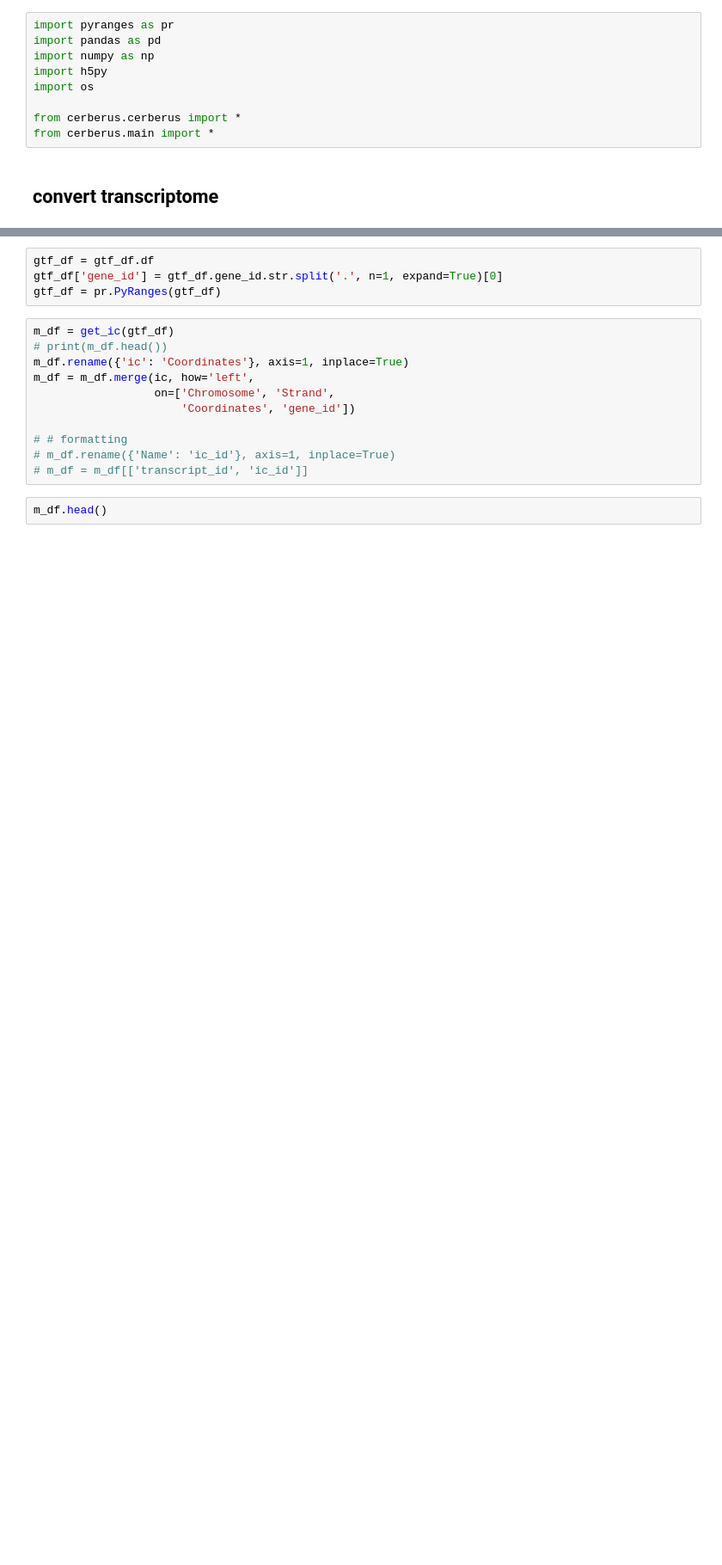
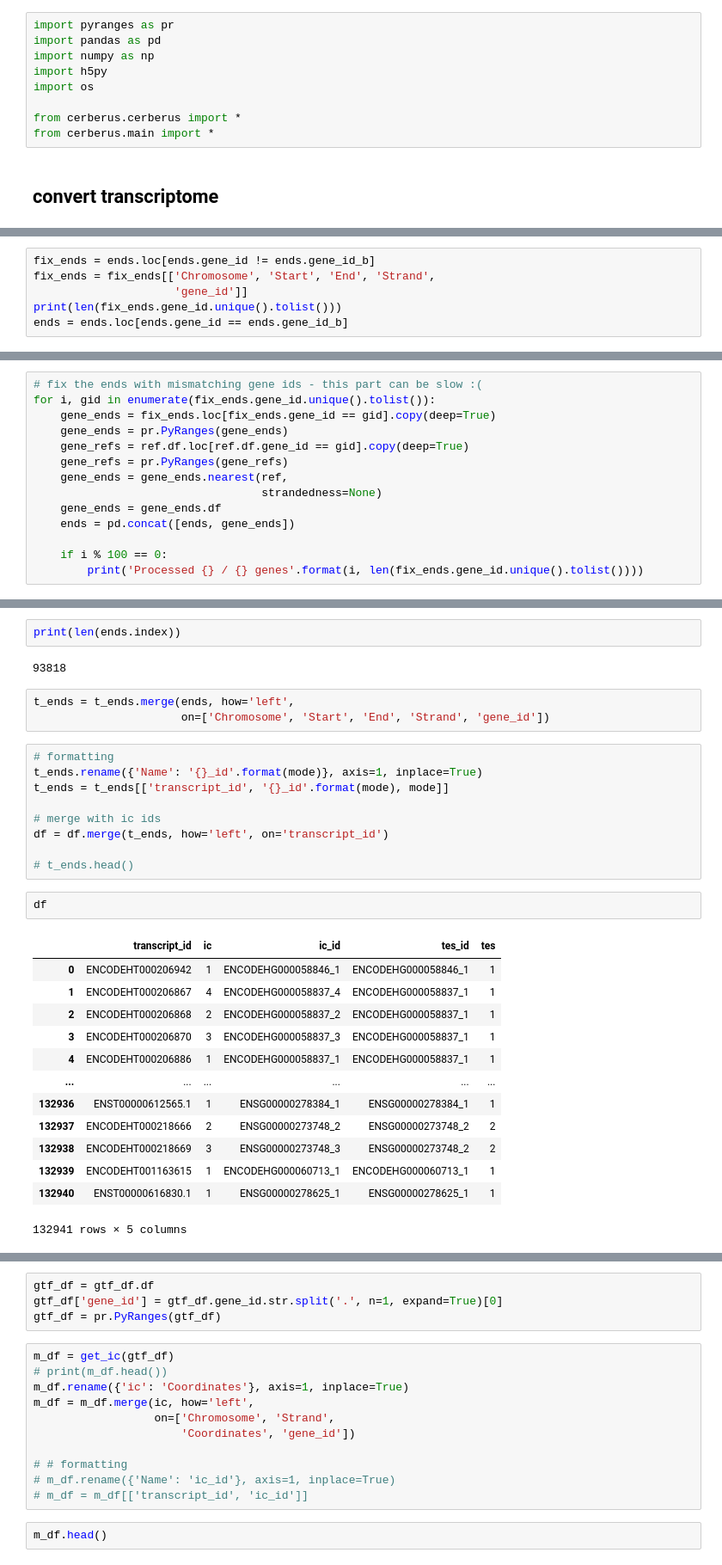
Before and after one commit to mortazavilab/cerberus, a Jupyter notebook: 220412_dev.ipynb, the cells around one changed output, grey strips where cells are left out. Shown at 86% size. Drawn from its saved outputs; the diff is of its cells as text; blank space fills up the shorter version.

```diff
--- a/220412_dev.ipynb
+++ b/220412_dev.ipynb
@@ -133,0 +305,6 @@ gtf_df, tss, ic, tes = convert_transcriptome(gtf, h5)
+# %%
+fix_ends = ends.loc[ends.gene_id != ends.gene_id_b]
+fix_ends = fix_ends[['Chromosome', 'Start', 'End', 'Strand',
+                     'gene_id']]
+print(len(fix_ends.gene_id.unique().tolist()))
+ends = ends.loc[ends.gene_id == ends.gene_id_b]
@@ -133,0 +313,14 @@ gtf_df, tss, ic, tes = convert_transcriptome(gtf, h5)
+# %%
+# fix the ends with mismatching gene ids - this part can be slow :(
+for i, gid in enumerate(fix_ends.gene_id.unique().tolist()):
+    gene_ends = fix_ends.loc[fix_ends.gene_id == gid].copy(deep=True)
+    gene_ends = pr.PyRanges(gene_ends)
+    gene_refs = ref.df.loc[ref.df.gene_id == gid].copy(deep=True)
+    gene_refs = pr.PyRanges(gene_refs)
+    gene_ends = gene_ends.nearest(ref,
+                                  strandedness=None)
+    gene_ends = gene_ends.df
+    ends = pd.concat([ends, gene_ends])
+
+    if i % 100 == 0:
+        print('Processed {} / {} genes'.format(i, len(fix_ends.gene_id.unique().tolist())))
@@ -133,0 +343,32 @@ gtf_df, tss, ic, tes = convert_transcriptome(gtf, h5)
+# %%
+print(len(ends.index))
+# %% [output]
+93818
+# %%
+t_ends = t_ends.merge(ends, how='left',
+                      on=['Chromosome', 'Start', 'End', 'Strand', 'gene_id'])
+# %%
+# formatting
+t_ends.rename({'Name': '{}_id'.format(mode)}, axis=1, inplace=True)
+t_ends = t_ends[['transcript_id', '{}_id'.format(mode), mode]]
+
+# merge with ic ids
+df = df.merge(t_ends, how='left', on='transcript_id')
+
+# t_ends.head()
+# %%
+df
+# %% [output]
+|  | transcript_id | ic | ic_id | tes_id | tes |
+| 0 | ENCODEHT000206942 | 1 | ENCODEHG000058846_1 | ENCODEHG000058846_1 | 1 |
+| 1 | ENCODEHT000206867 | 4 | ENCODEHG000058837_4 | ENCODEHG000058837_1 | 1 |
+| 2 | ENCODEHT000206868 | 2 | ENCODEHG000058837_2 | ENCODEHG000058837_1 | 1 |
+| 3 | ENCODEHT000206870 | 3 | ENCODEHG000058837_3 | ENCODEHG000058837_1 | 1 |
+| 4 | ENCODEHT000206886 | 1 | ENCODEHG000058837_1 | ENCODEHG000058837_1 | 1 |
+| ... | ... | ... | ... | ... | ... |
+| 132936 | ENST00000612565.1 | 1 | ENSG00000278384_1 | ENSG00000278384_1 | 1 |
+| 132937 | ENCODEHT000218666 | 2 | ENSG00000273748_2 | ENSG00000273748_2 | 2 |
+| 132938 | ENCODEHT000218669 | 3 | ENSG00000273748_3 | ENSG00000273748_2 | 2 |
+| 132939 | ENCODEHT001163615 | 1 | ENCODEHG000060713_1 | ENCODEHG000060713_1 | 1 |
+| 132940 | ENST00000616830.1 | 1 | ENSG00000278625_1 | ENSG00000278625_1 | 1 |
+132941 rows × 5 columns
```
Also changed, not shown: parts of 13 cells of this notebook, 2 other files.
